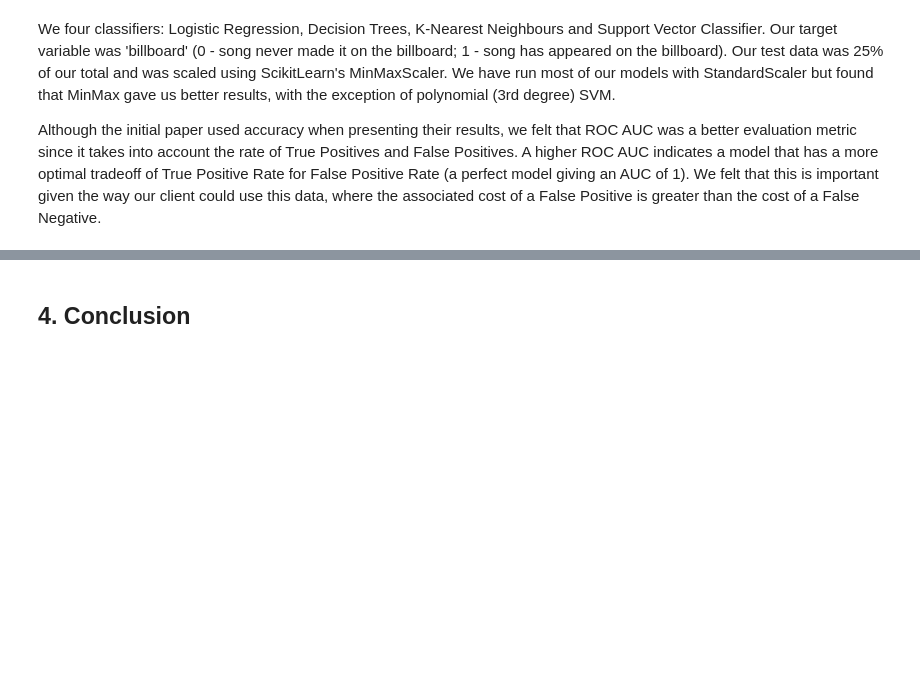
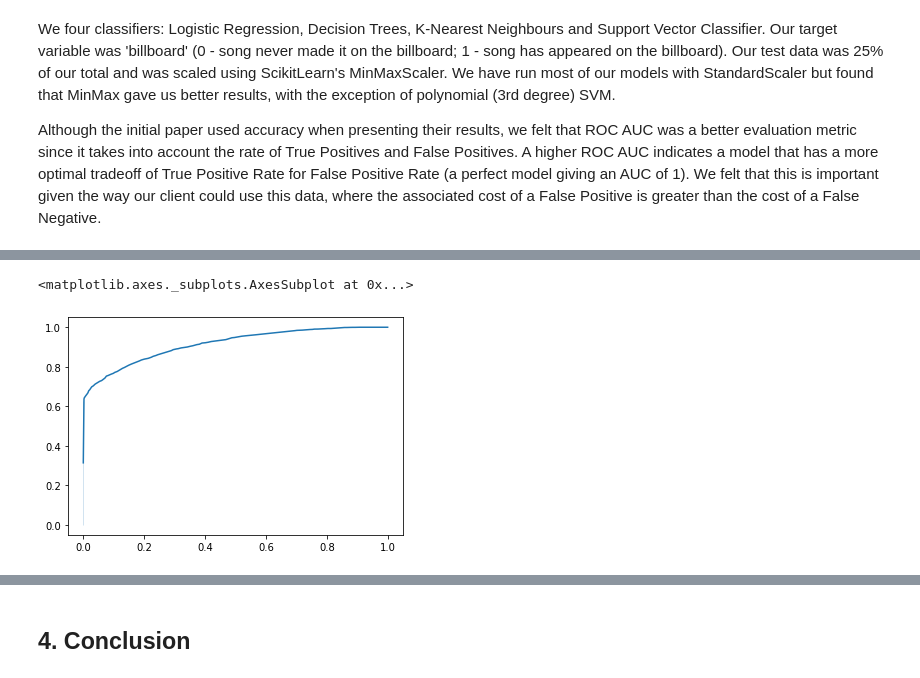
Before and after one commit to Ioana-P/Spotify_Billboard_prediction, a Jupyter notebook: index.ipynb, the cells around one changed output, grey strips where cells are left out. Saved outputs shown, nothing was run; the diff lists cells and outputs as text; code cells hidden in the pictures; blank space fills up the shorter version.

```diff
--- a/index.ipynb
+++ b/index.ipynb
@@ -176,0 +372,6 @@ Since our Decision Tree had the best performance (AUC = _ ) we reimplemented it
+# %%
+# ROC curve for all of our GridSearchCV models
+sns.lineplot(fpr, tpr)
+# %% [output]
+<matplotlib.axes._subplots.AxesSubplot at 0x...>
+[figure, added]
```
Also changed, not shown: parts of 27 cells of this notebook, 1 other file.
